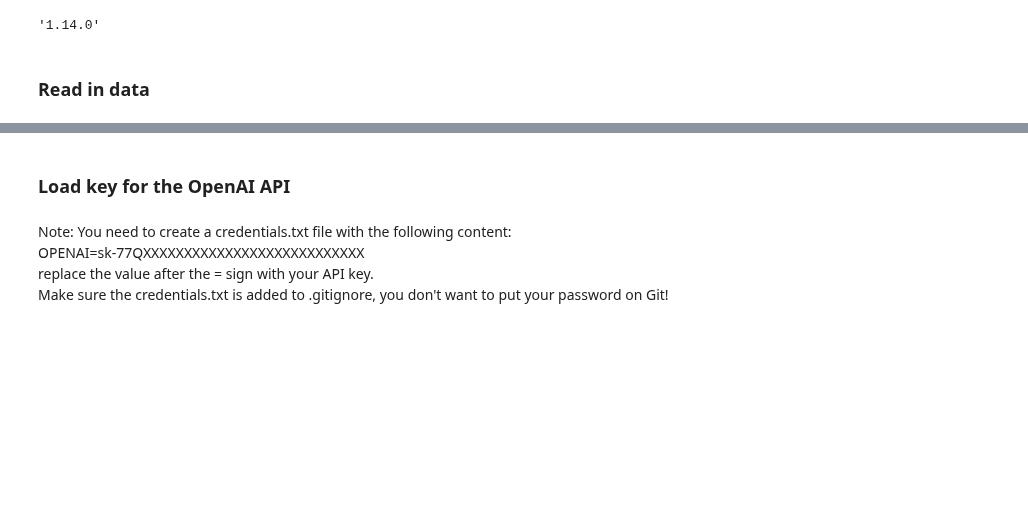
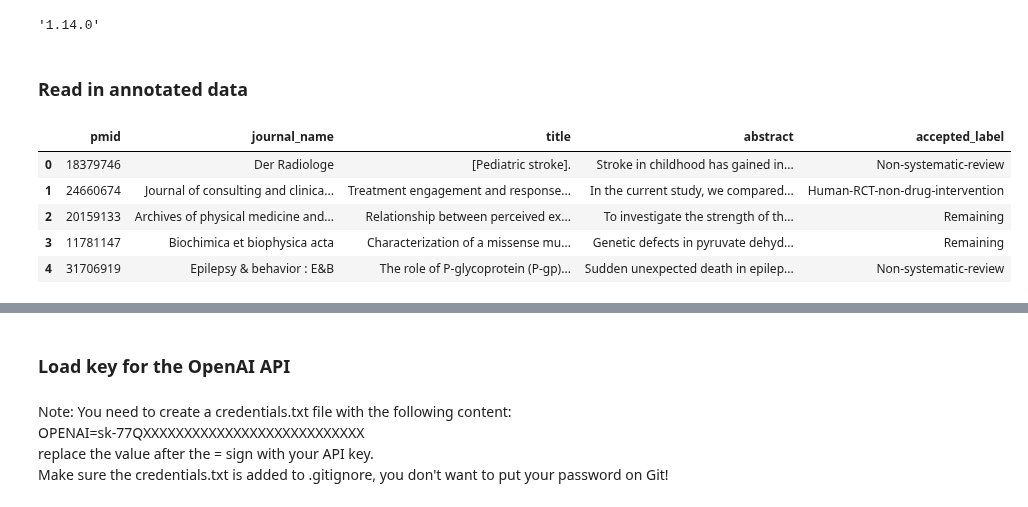
Before and after one commit to Ineichen-Group/StudyTypeTeller, a Jupyter notebook: models/Annotate_with_GPT_Prompts.ipynb, the cells around one changed output, grey strips where cells are left out. Cells and saved outputs as stored; diff of their text form; code cells hidden in the pictures; blank space fills up the shorter version.

```diff
--- a/models/Annotate_with_GPT_Prompts.ipynb
+++ b/models/Annotate_with_GPT_Prompts.ipynb
@@ -17,4 +17,4 @@ openai.__version__
 # %% [output]
 '1.14.0'
 # %% [markdown]
-### Read in data
+### Read in annotated data
@@ -21 +23,10 @@ openai.__version__
+# %%
+df.head()
+# %% [output]
+|  | pmid | journal_name | title | abstract | accepted_label |
+| 0 | 18379746 | Der Radiologe | [Pediatric stroke]. | Stroke in childhood has gained in... | Non-systematic-review |
+| 1 | 24660674 | Journal of consulting and clinica... | Treatment engagement and response... | In the current study, we compared... | Human-RCT-non-drug-intervention |
+| 2 | 20159133 | Archives of physical medicine and... | Relationship between perceived ex... | To investigate the strength of th... | Remaining |
+| 3 | 11781147 | Biochimica et biophysica acta | Characterization of a missense mu... | Genetic defects in pyruvate dehyd... | Remaining |
+| 4 | 31706919 | Epilepsy & behavior : E&B | The role of P-glycoprotein (P-gp)... | Sudden unexpected death in epilep... | Non-systematic-review |
 # %%
```
Also changed, not shown: parts of 3 cells of this notebook, 14 other files.
